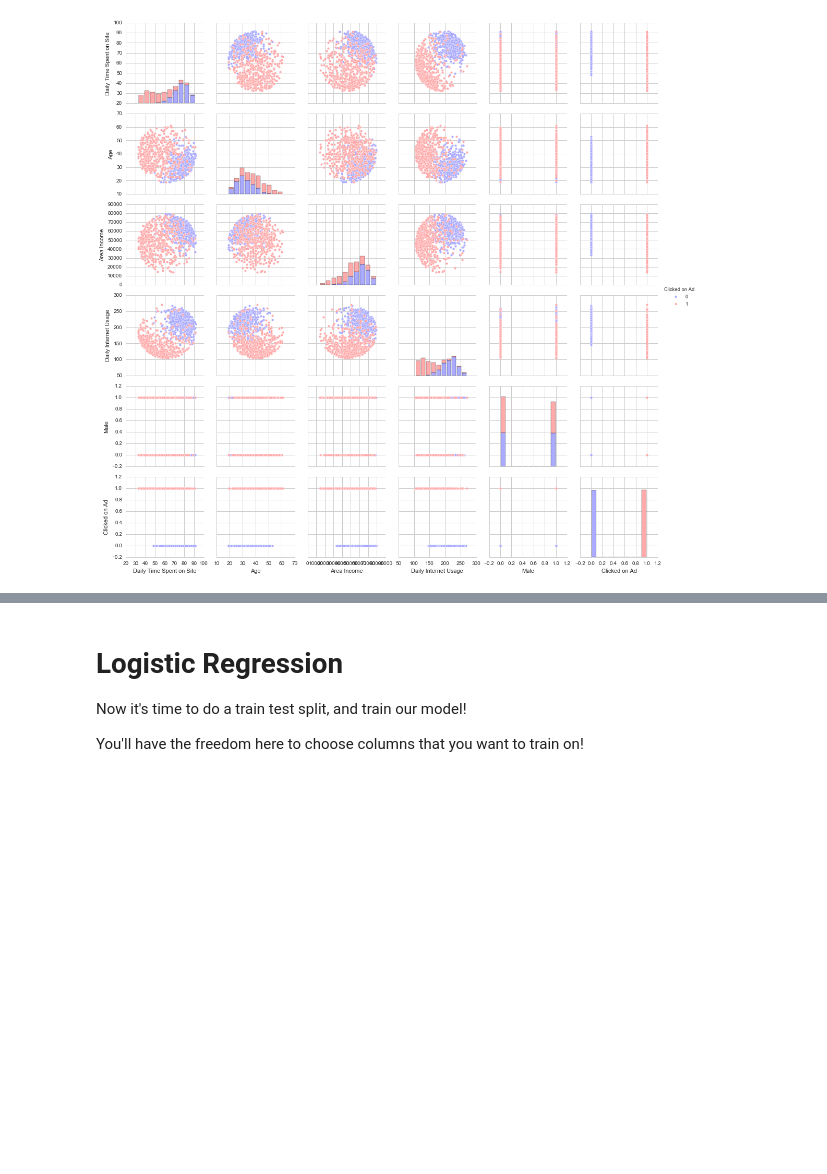
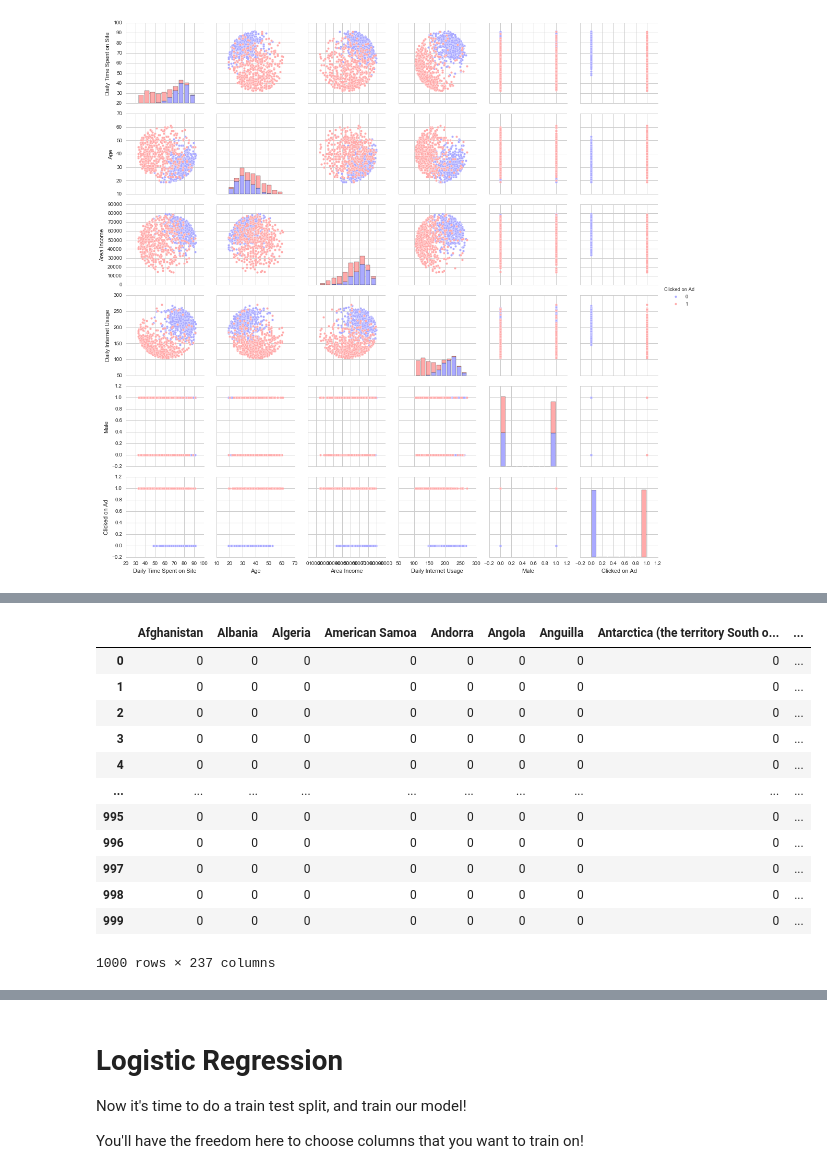
Before and after one commit to LuisReyes98/udemy-machine-learning, a Jupyter notebook: 13-Logistic-Regression/02-Logistic Regression Project.ipynb, the cells around one changed output, grey strips where cells are left out. Cells and saved outputs as stored; diff of their text form; code cells hidden in the pictures; blank space fills up the shorter version.

```diff
--- a/13-Logistic-Regression/02-Logistic Regression Project.ipynb
+++ b/13-Logistic-Regression/02-Logistic Regression Project.ipynb
@@ -148,0 +164,17 @@ sns.jointplot(
+# %%
+country_dummies = pd.get_dummies(ad_data['Country'])
+country_dummies
+# %% [output]
+|  | Afghanistan | Albania | Algeria | American Samoa | Andorra | Angola | Anguilla | Antarctica (the territory South o... | ... |
+| 0 | 0 | 0 | 0 | 0 | 0 | 0 | 0 | 0 | ... |
+| 1 | 0 | 0 | 0 | 0 | 0 | 0 | 0 | 0 | ... |
+| 2 | 0 | 0 | 0 | 0 | 0 | 0 | 0 | 0 | ... |
+| 3 | 0 | 0 | 0 | 0 | 0 | 0 | 0 | 0 | ... |
+| 4 | 0 | 0 | 0 | 0 | 0 | 0 | 0 | 0 | ... |
+| ... | ... | ... | ... | ... | ... | ... | ... | ... | ... |
+| 995 | 0 | 0 | 0 | 0 | 0 | 0 | 0 | 0 | ... |
+| 996 | 0 | 0 | 0 | 0 | 0 | 0 | 0 | 0 | ... |
+| 997 | 0 | 0 | 0 | 0 | 0 | 0 | 0 | 0 | ... |
+| 998 | 0 | 0 | 0 | 0 | 0 | 0 | 0 | 0 | ... |
+| 999 | 0 | 0 | 0 | 0 | 0 | 0 | 0 | 0 | ... |
+1000 rows × 237 columns
```
Also changed, not shown: parts of 21 cells of this notebook.
